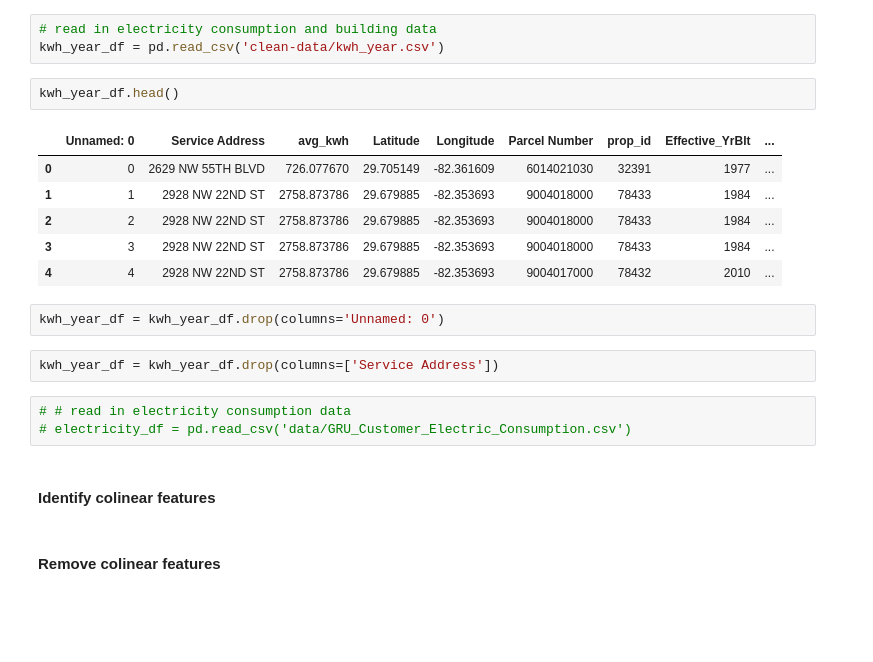
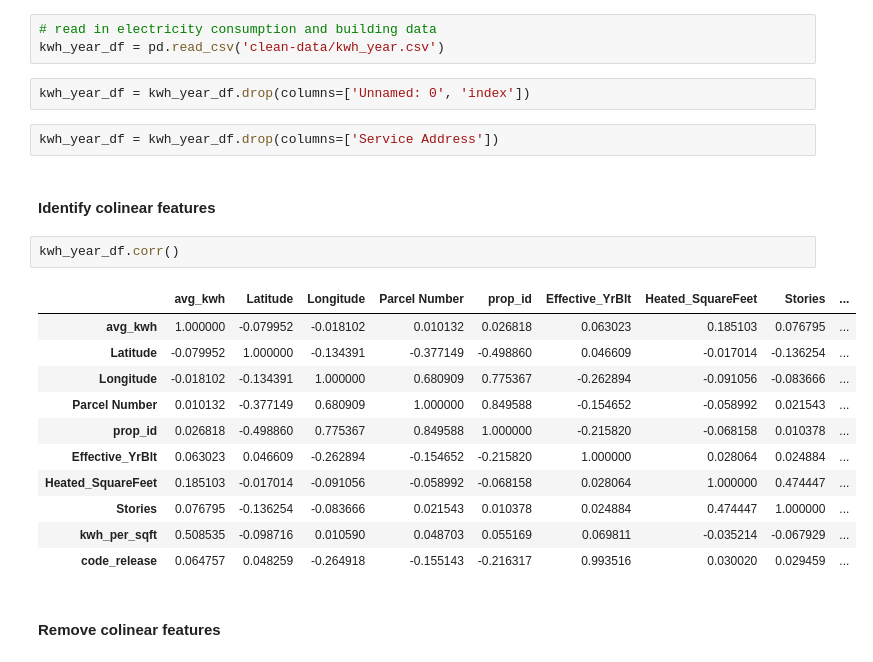
Before and after one commit to katiejohnsonsf/Forecasting-a-Carbon-Zero-City, a Jupyter notebook: Regression Models.ipynb, the cells around one changed output. Drawn from its saved outputs; the diff is of its cells as text; blank space fills up the shorter version.

```diff
--- a/Regression Models.ipynb
+++ b/Regression Models.ipynb
@@ -32,24 +32,26 @@ pd.set_option('display.max_rows', None)
 # %%
 # read in electricity consumption and building data
 kwh_year_df = pd.read_csv('clean-data/kwh_year.csv')
-# %%
-kwh_year_df.head()
-# %% [output]
-|  | Unnamed: 0 | Service Address | avg_kwh | Latitude | Longitude | Parcel Number | prop_id | Effective_YrBlt | ... |
-| 0 | 0 | 2629 NW 55TH BLVD | 726.077670 | 29.705149 | -82.361609 | 6014021030 | 32391 | 1977 | ... |
-| 1 | 1 | 2928 NW 22ND ST | 2758.873786 | 29.679885 | -82.353693 | 9004018000 | 78433 | 1984 | ... |
-| 2 | 2 | 2928 NW 22ND ST | 2758.873786 | 29.679885 | -82.353693 | 9004018000 | 78433 | 1984 | ... |
-| 3 | 3 | 2928 NW 22ND ST | 2758.873786 | 29.679885 | -82.353693 | 9004018000 | 78433 | 1984 | ... |
-| 4 | 4 | 2928 NW 22ND ST | 2758.873786 | 29.679885 | -82.353693 | 9004017000 | 78432 | 2010 | ... |
 # %%
-kwh_year_df = kwh_year_df.drop(columns='Unnamed: 0')
+kwh_year_df = kwh_year_df.drop(columns=['Unnamed: 0', 'index'])
 # %%
 kwh_year_df = kwh_year_df.drop(columns=['Service Address'])
-# %%
-# # read in electricity consumption data
-# electricity_df = pd.read_csv('data/GRU_Customer_Electric_Consumption.csv')
 # %% [markdown]
 <h4>Identify colinear features</h4>
+# %%
+kwh_year_df.corr()
+# %% [output]
+|  | avg_kwh | Latitude | Longitude | Parcel Number | prop_id | Effective_YrBlt | Heated_SquareFeet | Stories | ... |
+| avg_kwh | 1.000000 | -0.079952 | -0.018102 | 0.010132 | 0.026818 | 0.063023 | 0.185103 | 0.076795 | ... |
+| Latitude | -0.079952 | 1.000000 | -0.134391 | -0.377149 | -0.498860 | 0.046609 | -0.017014 | -0.136254 | ... |
+| Longitude | -0.018102 | -0.134391 | 1.000000 | 0.680909 | 0.775367 | -0.262894 | -0.091056 | -0.083666 | ... |
+| Parcel Number | 0.010132 | -0.377149 | 0.680909 | 1.000000 | 0.849588 | -0.154652 | -0.058992 | 0.021543 | ... |
+| prop_id | 0.026818 | -0.498860 | 0.775367 | 0.849588 | 1.000000 | -0.215820 | -0.068158 | 0.010378 | ... |
+| Effective_YrBlt | 0.063023 | 0.046609 | -0.262894 | -0.154652 | -0.215820 | 1.000000 | 0.028064 | 0.024884 | ... |
+| Heated_SquareFeet | 0.185103 | -0.017014 | -0.091056 | -0.058992 | -0.068158 | 0.028064 | 1.000000 | 0.474447 | ... |
+| Stories | 0.076795 | -0.136254 | -0.083666 | 0.021543 | 0.010378 | 0.024884 | 0.474447 | 1.000000 | ... |
+| kwh_per_sqft | 0.508535 | -0.098716 | 0.010590 | 0.048703 | 0.055169 | 0.069811 | -0.035214 | -0.067929 | ... |
+| code_release | 0.064757 | 0.048259 | -0.264918 | -0.155143 | -0.216317 | 0.993516 | 0.030020 | 0.029459 | ... |
 # %% [markdown]
 <h4>Remove colinear features</h4>
 # %%
```
Also changed, not shown: parts of 45 cells of this notebook, 6 other files.
